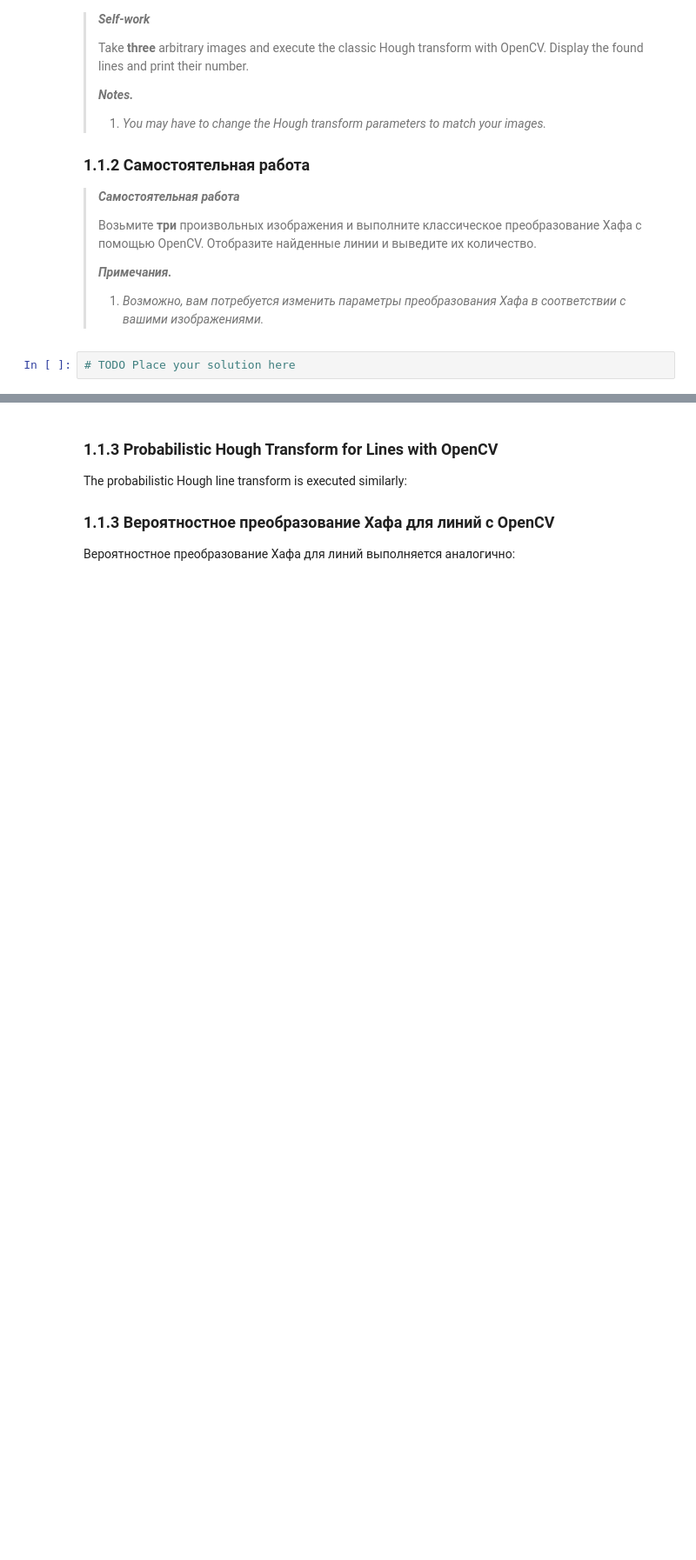
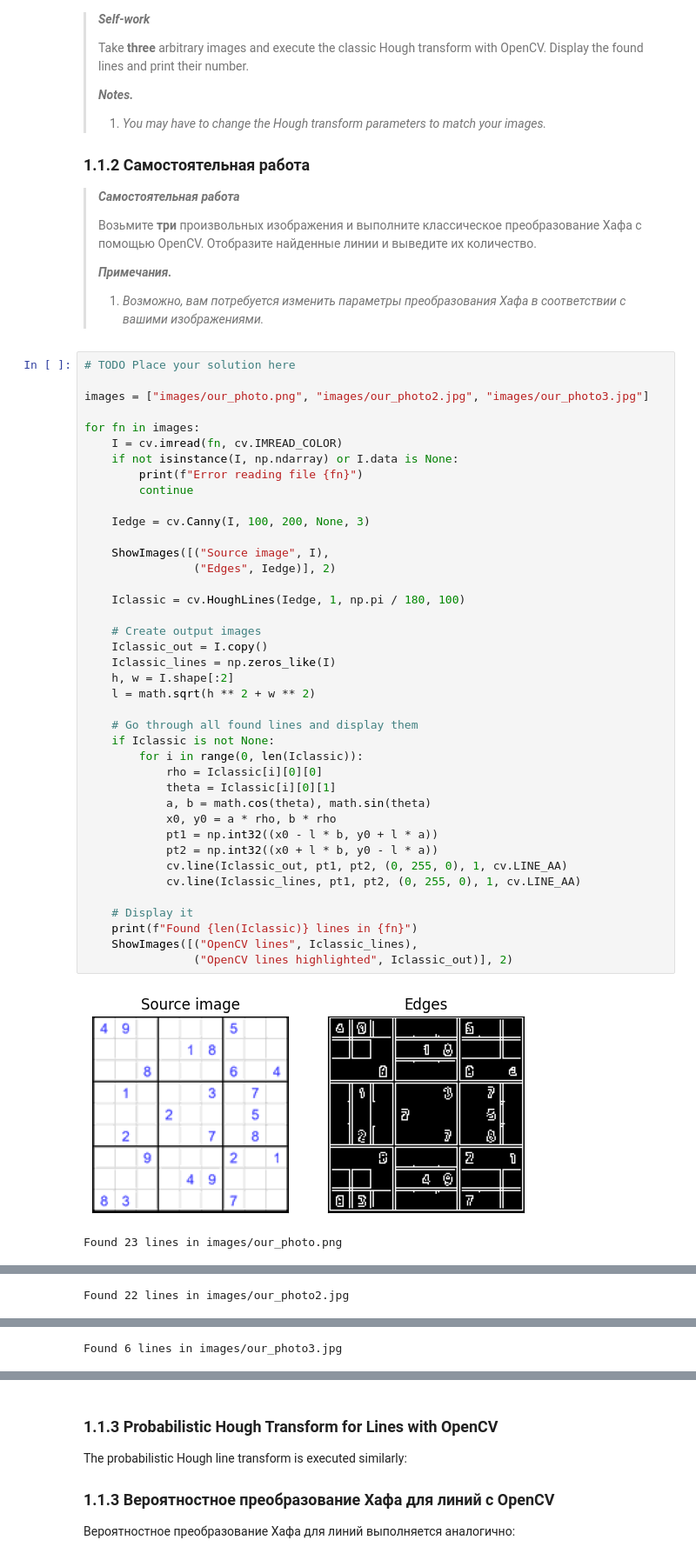
Before and after one commit to Egornos/techZrenie, a Jupyter notebook: PA5_Python/PA5taskITMO.ipynb, the cells around one changed output, grey strips where cells are left out. Shown at 87% size. Saved outputs shown, nothing was run; the diff lists cells and outputs as text; blank space fills up the shorter version.

```diff
--- a/PA5_Python/PA5taskITMO.ipynb
+++ b/PA5_Python/PA5taskITMO.ipynb
@@ -233,5 +237,46 @@ ShowImages([("OpenCV lines", I1classic_lines),
 >
 > ***Примечания.***
 > 1. *Возможно, вам потребуется изменить параметры преобразования Хафа в соответствии с вашими изображениями.*
-# %%
-# TODO Place your solution here
+# %%
+# TODO Place your solution here
+
+images = ["images/our_photo.png", "images/our_photo2.jpg", "images/our_photo3.jpg"]
+
+for fn in images:
+    I = cv.imread(fn, cv.IMREAD_COLOR)
+    if not isinstance(I, np.ndarray) or I.data is None:
+        print(f"Error reading file {fn}")
+        continue
+
+    Iedge = cv.Canny(I, 100, 200, None, 3)
+
+    ShowImages([("Source image", I),
+                ("Edges", Iedge)], 2)
+
+    Iclassic = cv.HoughLines(Iedge, 1, np.pi / 180, 100)
+
+    # Create output images
+    Iclassic_out = I.copy()
+    Iclassic_lines = np.zeros_like(I)
+    h, w = I.shape[:2]
+    l = math.sqrt(h ** 2 + w ** 2)
+
+    # Go through all found lines and display them
+    if Iclassic is not None:
+        for i in range(0, len(Iclassic)):
+            rho = Iclassic[i][0][0]
+            theta = Iclassic[i][0][1]
+            a, b = math.cos(theta), math.sin(theta)
+            x0, y0 = a * rho, b * rho
+            pt1 = np.int32((x0 - l * b, y0 + l * a))
+            pt2 = np.int32((x0 + l * b, y0 - l * a))
+            cv.line(Iclassic_out, pt1, pt2, (0, 255, 0), 1, cv.LINE_AA)
+            cv.line(Iclassic_lines, pt1, pt2, (0, 255, 0), 1, cv.LINE_AA)
+
+    # Display it
+    print(f"Found {len(Iclassic)} lines in {fn}")
+    ShowImages([("OpenCV lines", Iclassic_lines),
+                ("OpenCV lines highlighted", Iclassic_out)], 2)
+# %% [output]
+[figure, added]
+Found 23 lines in images/our_photo.png
@@ -237,0 +285 @@ ShowImages([("OpenCV lines", I1classic_lines),
+Found 22 lines in images/our_photo2.jpg
@@ -237,0 +288 @@ ShowImages([("OpenCV lines", I1classic_lines),
+Found 6 lines in images/our_photo3.jpg
```
Also changed, not shown: parts of 17 cells of this notebook, 5 other files.
